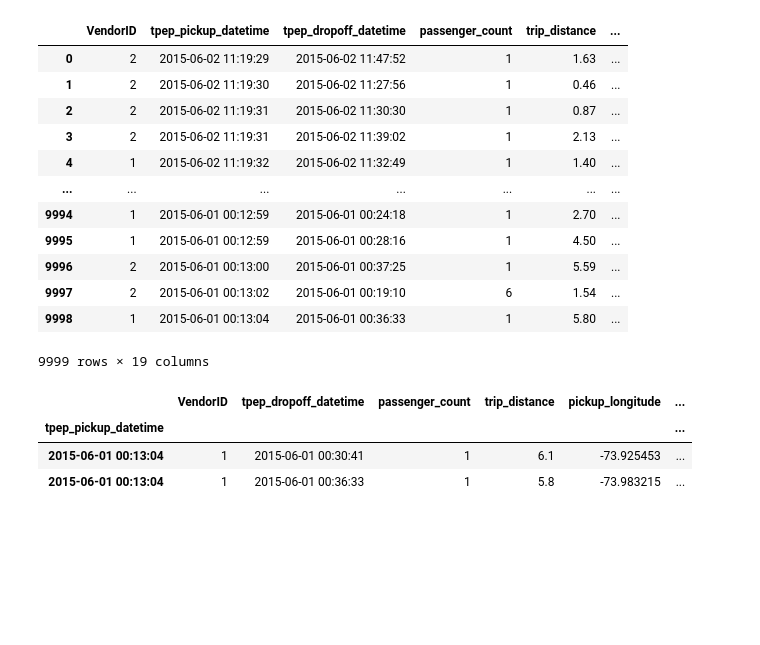
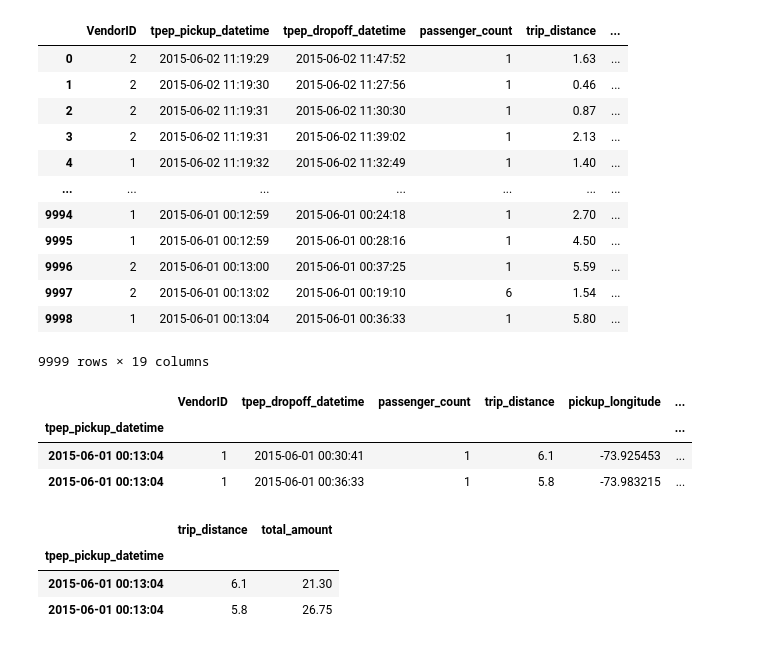
Before and after one commit to reuven/apple-2025-02February-pandas, a Jupyter notebook: 2025-03March-11.ipynb, the cells around one changed output. Drawn from its saved outputs; the diff is of its cells as text; code cells hidden in the pictures; blank space fills up the shorter version.

```diff
--- a/2025-03March-11.ipynb
+++ b/2025-03March-11.ipynb
@@ -72,3 +72,15 @@ df
 | tpep_pickup_datetime |  |  |  |  |  | ... |
 | 2015-06-01 00:13:04 | 1 | 2015-06-01 00:30:41 | 1 | 6.1 | -73.925453 | ... |
 | 2015-06-01 00:13:04 | 1 | 2015-06-01 00:36:33 | 1 | 5.8 | -73.983215 | ... |
+# %%
+(
+    df
+    .set_index('tpep_pickup_datetime')
+    .loc['2015-06-01 00:13:04',
+            ['trip_distance', 'total_amount']]
+)
+# %% [output]
+|  | trip_distance | total_amount |
+| tpep_pickup_datetime |  |  |
+| 2015-06-01 00:13:04 | 6.1 | 21.30 |
+| 2015-06-01 00:13:04 | 5.8 | 26.75 |
```
Also changed, not shown: parts of 3 cells of this notebook.
